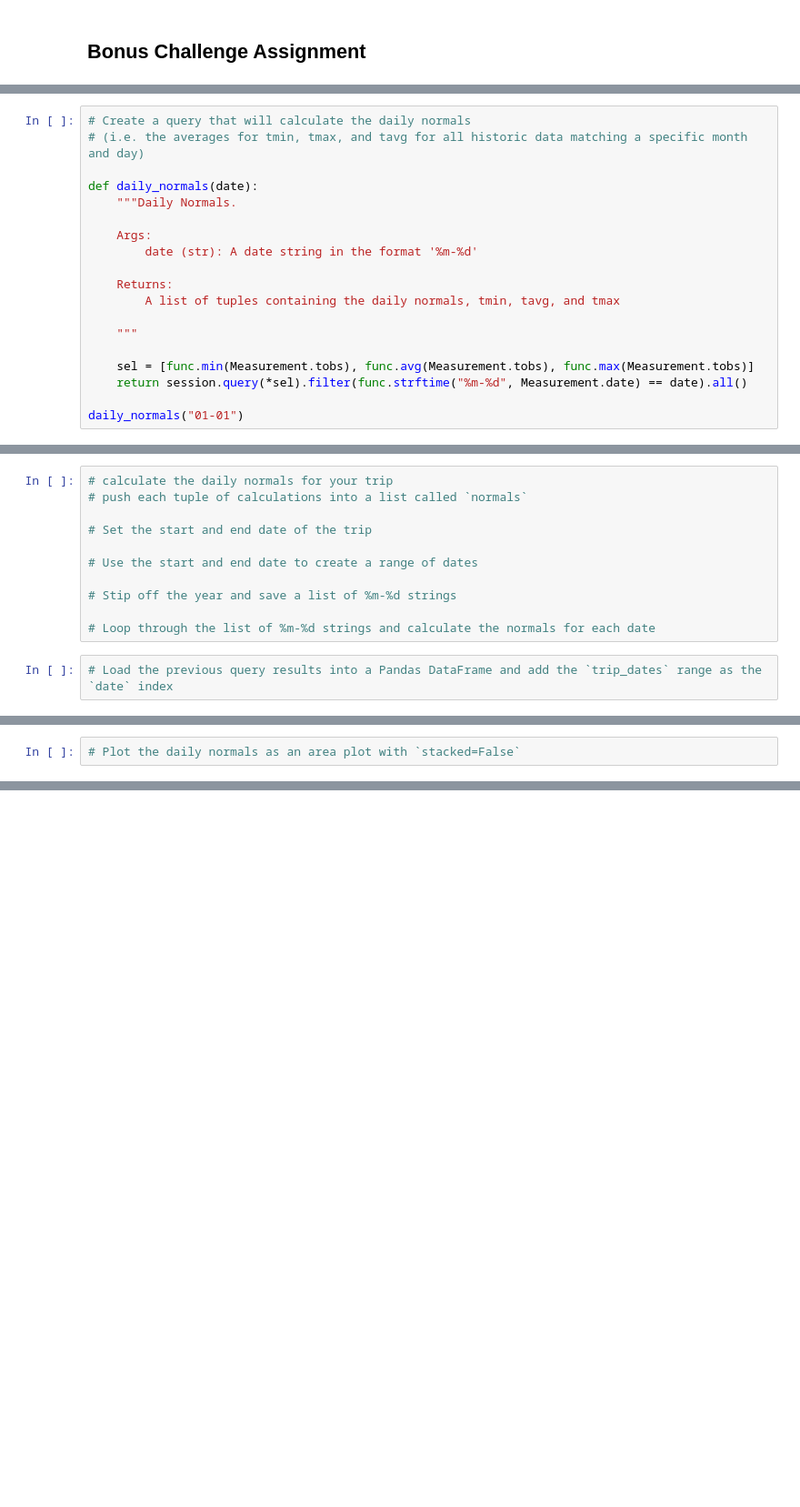
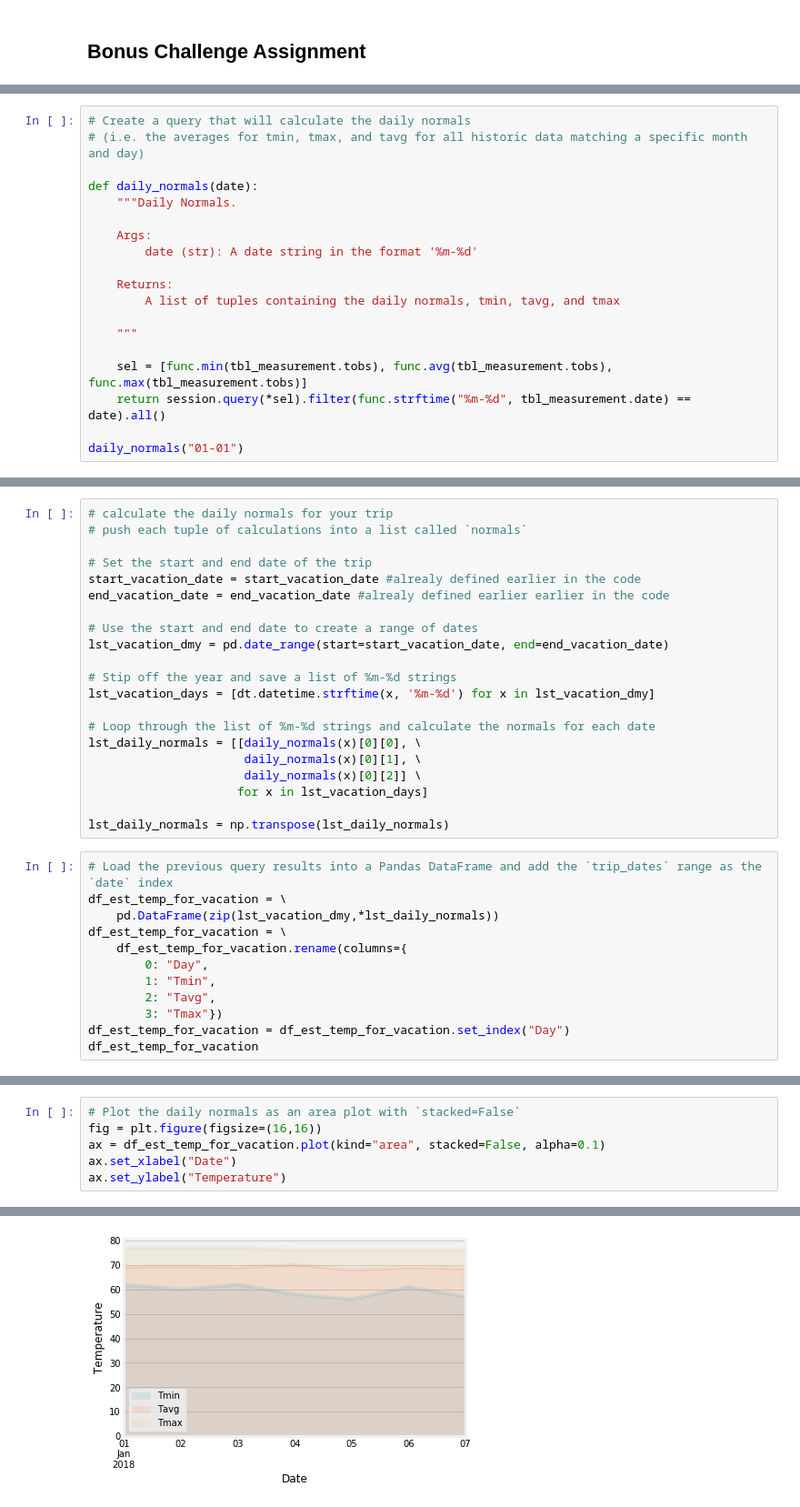
Before and after one commit to florin-vasiliu/sqlalchemy-challenge, a Jupyter notebook: app.ipynb, the cells around one changed output, grey strips where cells are left out. Shown: that part at 91% size. Drawn from its saved outputs; the diff is of its cells as text; blank space fills up the shorter version.

```diff
--- a/app.ipynb
+++ b/app.ipynb
@@ -302,7 +377,7 @@ def daily_normals(date):
 
     """
 
-    sel = [func.min(Measurement.tobs), func.avg(Measurement.tobs), func.max(Measurement.tobs)]
-    return session.query(*sel).filter(func.strftime("%m-%d", Measurement.date) == date).all()
+    sel = [func.min(tbl_measurement.tobs), func.avg(tbl_measurement.tobs), func.max(tbl_measurement.tobs)]
+    return session.query(*sel).filter(func.strftime("%m-%d", tbl_measurement.date) == date).all()
 
 daily_normals("01-01")
@@ -311,11 +388,31 @@ daily_normals("01-01")
 # push each tuple of calculations into a list called `normals`
 
 # Set the start and end date of the trip
+start_vacation_date = start_vacation_date #alrealy defined earlier in the code
+end_vacation_date = end_vacation_date #alrealy defined earlier earlier in the code
 
 # Use the start and end date to create a range of dates
+lst_vacation_dmy = pd.date_range(start=start_vacation_date, end=end_vacation_date)
 
 # Stip off the year and save a list of %m-%d strings
+lst_vacation_days = [dt.datetime.strftime(x, '%m-%d') for x in lst_vacation_dmy]
 
 # Loop through the list of %m-%d strings and calculate the normals for each date
+lst_daily_normals = [[daily_normals(x)[0][0], \
+                      daily_normals(x)[0][1], \
+                      daily_normals(x)[0][2]] \
+                     for x in lst_vacation_days]
+
+lst_daily_normals = np.transpose(lst_daily_normals)
 # %%
 # Load the previous query results into a Pandas DataFrame and add the `trip_dates` range as the `date` index
+df_est_temp_for_vacation = \
+    pd.DataFrame(zip(lst_vacation_dmy,*lst_daily_normals))
+df_est_temp_for_vacation = \
+    df_est_temp_for_vacation.rename(columns={
+        0: "Day",
+        1: "Tmin",
+        2: "Tavg",
+        3: "Tmax"})
+df_est_temp_for_vacation = df_est_temp_for_vacation.set_index("Day")
+df_est_temp_for_vacation
@@ -322,2 +429,7 @@ daily_normals("01-01")
 # %%
 # Plot the daily normals as an area plot with `stacked=False`
+fig = plt.figure(figsize=(16,16))
+ax = df_est_temp_for_vacation.plot(kind="area", stacked=False, alpha=0.1)
+ax.set_xlabel("Date")
+ax.set_ylabel("Temperature")
+# %% [output]
@@ -323,0 +438 @@ daily_normals("01-01")
+[figure, added]
```
Also changed, not shown: parts of 20 cells of this notebook.
